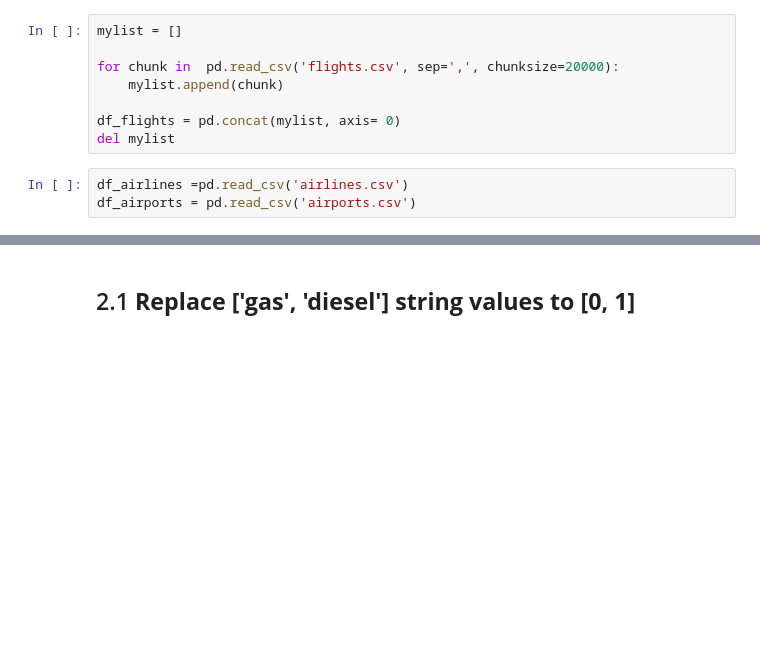
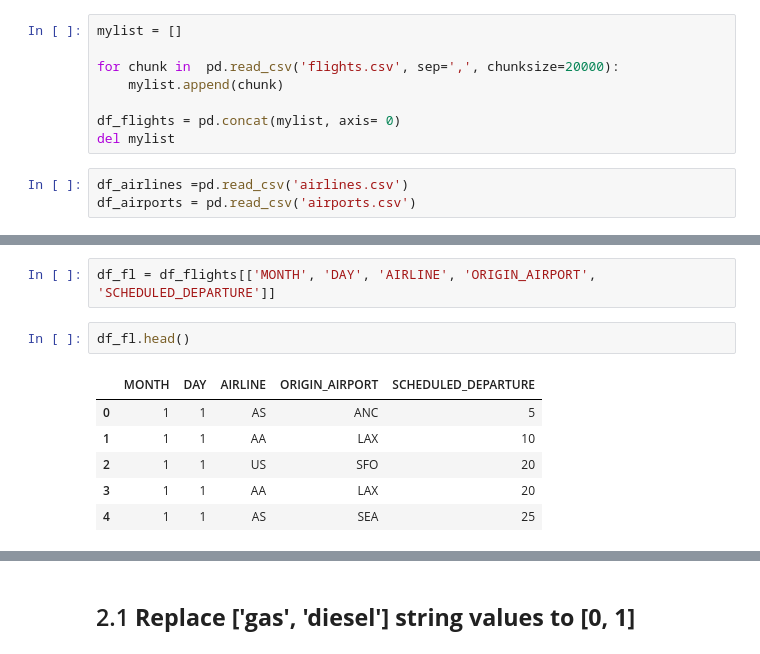
Before and after one commit to EmilioGinzo/Flight-delay, a Jupyter notebook: Project_p676p627_Emilio.ipynb, the cells around one changed output, grey strips where cells are left out. Cells and saved outputs as stored; diff of their text form; blank space fills up the shorter version.

```diff
--- a/Project_p676p627_Emilio.ipynb
+++ b/Project_p676p627_Emilio.ipynb
@@ -186,0 +46,11 @@ df_flights['WEATHER_DELAY'].replace(np.nan, 0, inplace=True)
+# %%
+df_fl = df_flights[['MONTH', 'DAY', 'AIRLINE', 'ORIGIN_AIRPORT', 'SCHEDULED_DEPARTURE']]
+# %%
+df_fl.head()
+# %% [output]
+|  | MONTH | DAY | AIRLINE | ORIGIN_AIRPORT | SCHEDULED_DEPARTURE |
+| 0 | 1 | 1 | AS | ANC | 5 |
+| 1 | 1 | 1 | AA | LAX | 10 |
+| 2 | 1 | 1 | US | SFO | 20 |
+| 3 | 1 | 1 | AA | LAX | 20 |
+| 4 | 1 | 1 | AS | SEA | 25 |
```
Also changed, not shown: parts of 32 cells of this notebook.
